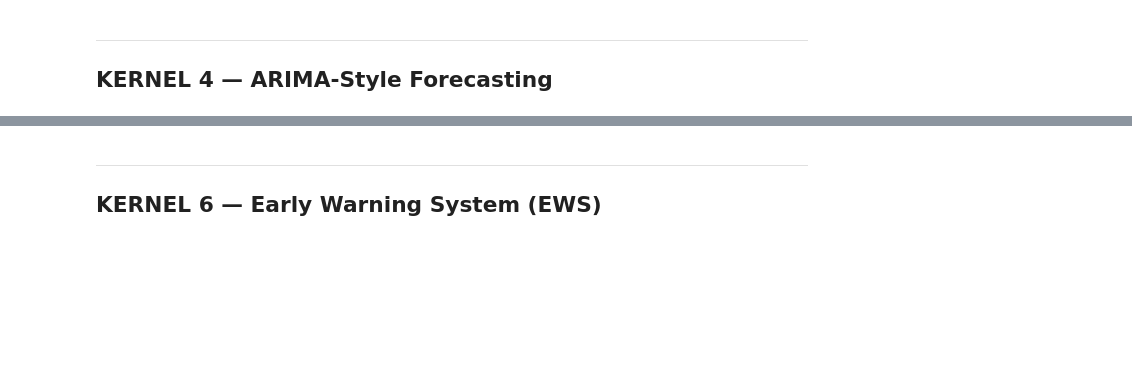
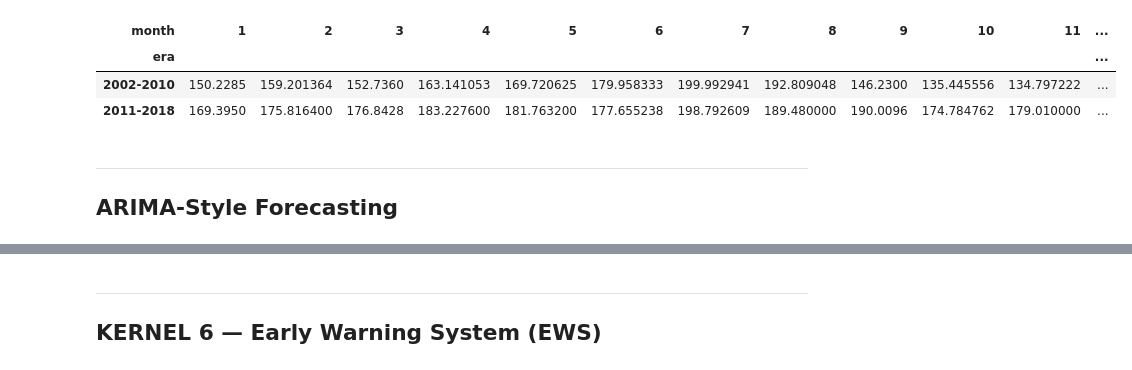
Before and after one commit to SmartDvi/food_inflation, a Jupyter notebook: food_inflation.ipynb, the cells around one changed output, grey strips where cells are left out. Drawn from its saved outputs; the diff is of its cells as text; code cells hidden in the pictures; blank space fills up the shorter version.

```diff
--- a/food_inflation.ipynb
+++ b/food_inflation.ipynb
@@ -18,13 +22,11 @@ import pandas as pd
 import numpy as np
 import warnings
 warnings.filterwarnings('ignore')
+import plotly.io as pio
+pio.renderers.default = "notebook_connected"
 
 # ── LOAD YOUR DATA ──────────────────────────────────────────────
-# df = pd.read_csv('wfp_food_prices_nga.csv', parse_dates=['date'])
-
-# ── SIMULATION matching your schema (replace with real CSV) ─────
-
-df = pd.DataFrame({'date': pd.date_range('2000-01-01', periods=200, freq='MS'), 'price': np.random.uniform(100, 1000, 200), 'commodity': 'Maize', 'admin1': 'Lagos', 'category': 'Cereals'})
+df = pd.read_csv("https://raw.githubusercontent.com/SmartDvi/food_inflation/refs/heads/main/wfp_food_prices_nga.csv")
 df['date']    = pd.to_datetime(df['date'])
 df['year']    = df['date'].dt.year
 df['month']   = df['date'].dt.month
@@ -38,6 +40,7 @@ national['price_index'] = (national['avg_price'] / base_p) * 100
 national['yoy_pct']     = national['avg_price'].pct_change(12) * 100
 national['mom_pct']     = national['avg_price'].pct_change(1)  * 100
 
+#print(df['date'].min().year)
 print(f"Records: {len(df):,} | Commodities: {df['commodity'].nunique()} | States: {df['admin1'].nunique()}")
 print(f"Date: {df['date'].min().date()} to {df['date'].max().date()} | Nulls: {df.isnull().sum().sum()}")
 print("Setup complete.")
@@ -235,13 +387,13 @@ print("Kernel 2 complete.")
 # %%
 # ================================================================
-# KERNEL 3: Decomposition — Trend + Seasonal + Residual
+# Decomposition — Trend + Seasonal + Residual
 # ================================================================
 import plotly.graph_objects as go
 import plotly.express as px
 from plotly.subplots import make_subplots
 
 def decompose(series, period=12):
-    trend    = series.rolling(window=period, center=False, min_periods=6).mean()
+    trend = series.rolling(window=period, center=True, min_periods=period).mean()
     detrend  = series / trend
     months   = pd.Series(series.index).dt.month.values
     sf       = np.ones(len(series))
@@ -320,8 +472,9 @@ fig3b.add_hline(y=mp.mean(), line_dash='dash', line_color='orange',
 
 piv = df[df['commodity']==focus].pivot_table(
     values='price', index='year', columns='month', aggfunc='mean')
+piv_norm = piv.div(piv.mean(axis=1), axis=0) * 100
 fig3b.add_trace(go.Heatmap(
-    z=piv.values, x=month_names, y=piv.index.tolist(),
+    z=piv_norm.values, x=month_names, y=piv.index.tolist(),
     colorscale='YlOrRd', colorbar=dict(title='NGN/KG',x=1.02),
     hovertemplate='Year:%{y} %{x}<br>₦%{z:,.0f}<extra></extra>'
 ), row=1, col=2)
@@ -336,7 +489,9 @@ fig3b.show()
 # 3C: Seasonal index — all 3 cereals
 fig3c = go.Figure()
 for comm, col in [('Maize','#1565C0'),('Millet','#E65100'),('Sorghum','#2E7D32')]:
-    sp = df[df['commodity']==comm].groupby('month')['price'].mean()
+    sub = df[df['commodity'].str.contains(comm, case=False) &
+                   ~df['commodity'].str.contains('flour', case=False)]
+    sp   = sub.groupby('month')['price'].median()  # median more robust than mean
     norm = (sp / sp.mean()) * 100
     fig3c.add_trace(go.Scatter(
         x=month_names, y=norm.values, name=comm,
@@ -356,0 +549,12 @@ print("Kernel 3 complete.")
+# %%
+# Check what years are actually in df for Maize
+maize_years = df[df['commodity']=='Maize']['year'].unique()
+print(sorted(maize_years))
+
+# Check how pd.cut assigned the bins
+df['era_check'] = pd.cut(
+    df['year'],
+    bins=[2001, 2010, 2018, 2026],
+    labels=['2002–2010','2011–2018','2019–2026']
+)
+print(df[df['commodity']=='Maize']['era_check'].value_counts())
@@ -357,4 +568,19 @@ print("Kernel 3 complete.")
+# %%
+mp_by_era = (df[df['commodity']=='Maize']
+             .assign(era=lambda x: pd.cut(x['year'],
+                     bins=[2001,2010,2018,2026],
+                     labels=['2002-2010','2011-2018','2019-2026']))  # plain hyphens
+             .groupby(['era','month'])['price']
+             .mean()
+             .unstack())
+
+mp_by_era
+# %% [output]
+| month | 1 | 2 | 3 | 4 | 5 | 6 | 7 | 8 | 9 | 10 | 11 | ... |
+| era |  |  |  |  |  |  |  |  |  |  |  | ... |
+| 2002-2010 | 150.2285 | 159.201364 | 152.7360 | 163.141053 | 169.720625 | 179.958333 | 199.992941 | 192.809048 | 146.2300 | 135.445556 | 134.797222 | ... |
+| 2011-2018 | 169.3950 | 175.816400 | 176.8428 | 183.227600 | 181.763200 | 177.655238 | 198.792609 | 189.480000 | 190.0096 | 174.784762 | 179.010000 | ... |
 # %% [markdown]
 ---
-## KERNEL 4 — ARIMA-Style Forecasting
+## ARIMA-Style Forecasting
 # %%
```
Also changed, not shown: parts of 31 cells of this notebook, 2 other files.
